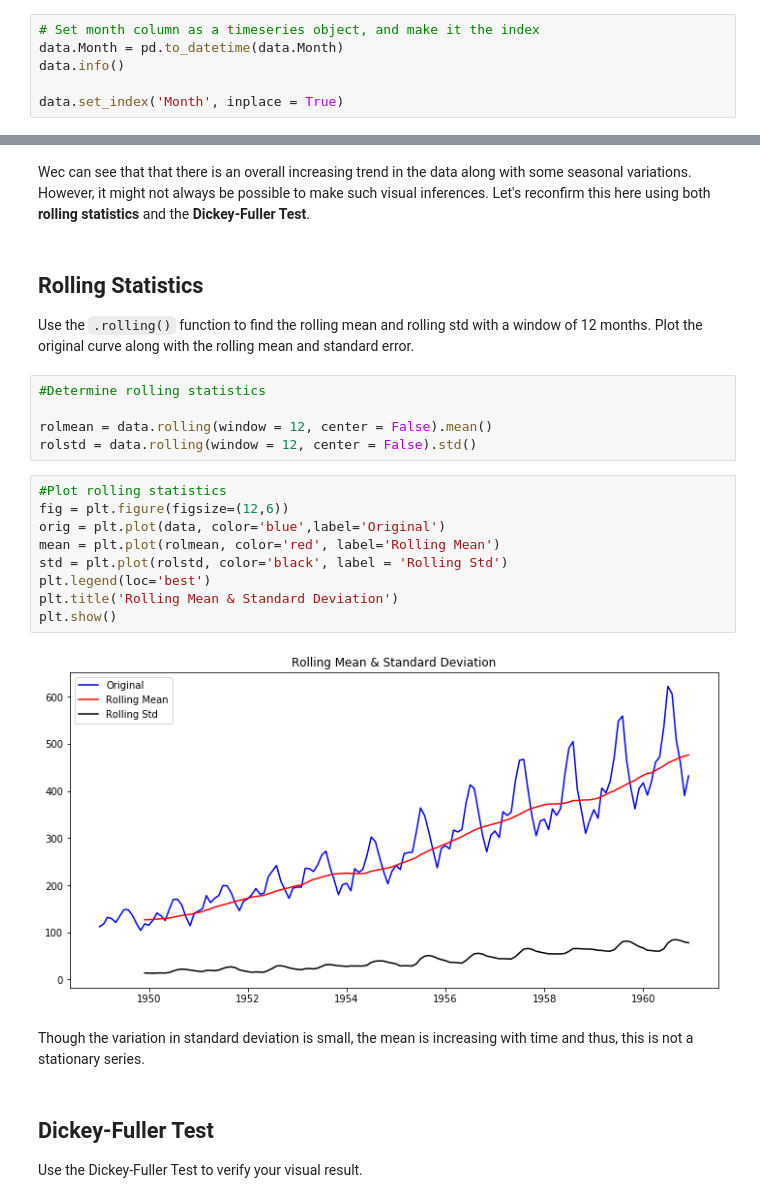
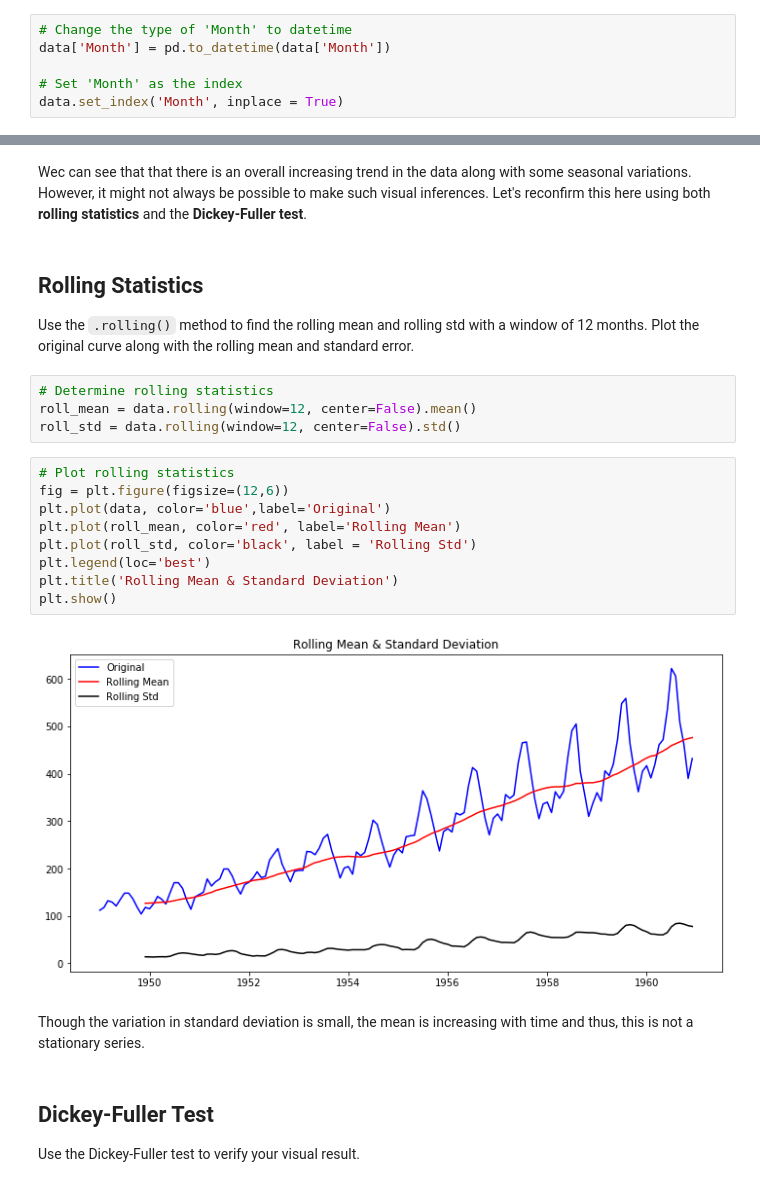
Before and after one commit to learn-co-curriculum/dsc-testing-for-trends-lab, a Jupyter notebook: index.ipynb, the cells around one changed output, grey strips where cells are left out. Cells and saved outputs as stored; diff of their text form.

```diff
--- a/index.ipynb
+++ b/index.ipynb
@@ -54,6 +43,6 @@ Change the `Month` column over to a `datetime` object and make sure it is set as
 # %%
-# Set month column as a timeseries object, and make it the index
-data.Month = pd.to_datetime(data.Month)
-data.info()
+# Change the type of 'Month' to datetime
+data['Month'] = pd.to_datetime(data['Month'])
 
+# Set 'Month' as the index
 data.set_index('Month', inplace = True)
@@ -97,32 +68,30 @@ data.plot(figsize=(12,6), linewidth=2, fontsize=10);
 # %% [markdown]
-Wec can see that that there is an overall increasing trend in the data along with some seasonal variations. However, it might not always be possible to make such visual inferences. Let's reconfirm this here using both **rolling statistics** and the
-**Dickey-Fuller Test**.
+Wec can see that that there is an overall increasing trend in the data along with some seasonal variations. However, it might not always be possible to make such visual inferences. Let's reconfirm this here using both **rolling statistics** and the **Dickey-Fuller test**.
 # %% [markdown]
 ## Rolling Statistics
 
-Use the `.rolling()` function to find the rolling mean and rolling std with a window of 12 months. Plot the original curve along with the rolling mean and standard error.
+Use the `.rolling()` method to find the rolling mean and rolling std with a window of 12 months. Plot the original curve along with the rolling mean and standard error.
 # %%
-#Determine rolling statistics
-
-rolmean = data.rolling(window = 12, center = False).mean()
-rolstd = data.rolling(window = 12, center = False).std()
+# Determine rolling statistics
+roll_mean = data.rolling(window=12, center=False).mean()
+roll_std = data.rolling(window=12, center=False).std()
 # %%
-#Plot rolling statistics
+# Plot rolling statistics
 fig = plt.figure(figsize=(12,6))
-orig = plt.plot(data, color='blue',label='Original')
-mean = plt.plot(rolmean, color='red', label='Rolling Mean')
-std = plt.plot(rolstd, color='black', label = 'Rolling Std')
+plt.plot(data, color='blue',label='Original')
+plt.plot(roll_mean, color='red', label='Rolling Mean')
+plt.plot(roll_std, color='black', label = 'Rolling Std')
 plt.legend(loc='best')
 plt.title('Rolling Mean & Standard Deviation')
 plt.show()
 # %% [output]
-[figure, old version]
+[figure, new version]
 # %% [markdown]
 Though the variation in standard deviation is small, the mean is increasing with time and thus, this is not a stationary series.
 # %% [markdown]
 ## Dickey-Fuller Test
 
-Use the Dickey-Fuller Test to verify your visual result.
+Use the Dickey-Fuller test to verify your visual result.
 # %%
 from statsmodels.tsa.stattools import adfuller
 
```
Also changed, not shown: parts of 15 cells of this notebook, 3 other files.
